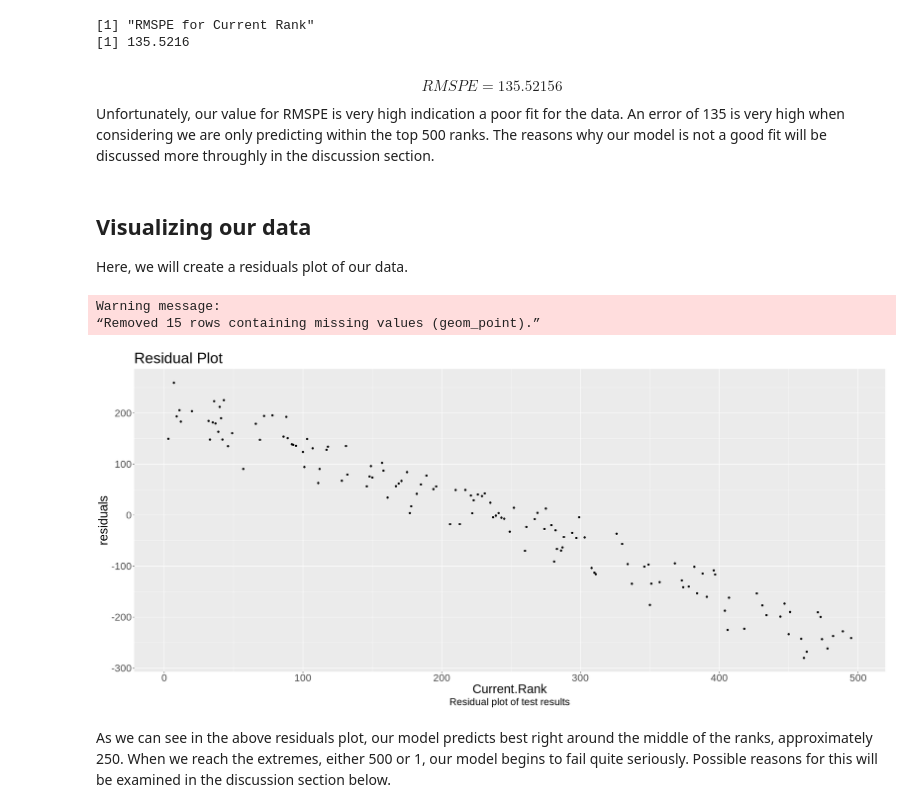
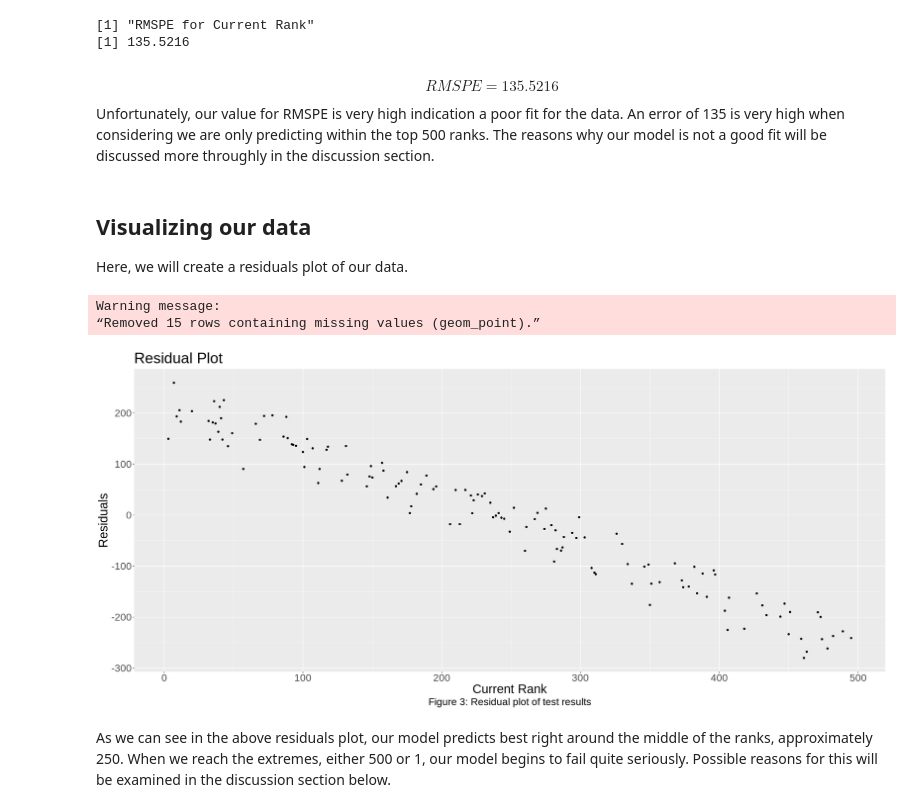
Before and after one commit to emilywang0/dsci-tennis-data-analysis, a Jupyter notebook: Proposal.ipynb, the cells around one changed output. Saved outputs shown, nothing was run; the diff lists cells and outputs as text; code cells hidden in the pictures.

```diff
--- a/Proposal.ipynb
+++ b/Proposal.ipynb
@@ -277,27 +277,27 @@ print(tennis_rmspe)
 [1] "RMSPE for Current Rank"
 [1] 135.5216
 # %% [markdown]
-$$RMSPE = 135.52156$$
+$$RMSPE = 135.5216$$
 
 Unfortunately, our value for RMSPE is very high indication a poor fit for the data. An error of 135 is very high when considering we are only predicting within the top 500 ranks. The reasons why our model is not a good fit will be discussed more throughly in the discussion section.
 # %% [markdown]
 ## Visualizing our data
 Here, we will create a residuals plot of our data.
 # %%
-options(repr.plot.width = 22, repr.plot.height = 10)
+options(repr.plot.width = 22, repr.plot.height = 10) #Setting the width and height of our plot.
 
-residuals_plot <- tennis_test_results %>%
+residuals_plot <- tennis_test_results %>% #Here, we plot our residuals(prediction - actual value) against our actual values.
 mutate(residuals = `.pred` - `Current.Rank`) %>%
 ggplot()+
-geom_point(aes(x = `Current.Rank`, y = residuals)) + labs(caption = "Residual plot of test results") +
+geom_point(aes(x = `Current.Rank`, y = residuals)) + labs(x = "Current Rank", y = "Residuals", caption = "Figure 3: Residual plot of test results") +
 ggtitle("Residual Plot") +
 theme(text = element_text(size = 25)) + theme(plot.caption = element_text(hjust = 0.5))
 
 residuals_plot
 # %% [output]
 Warning message:
 “Removed 15 rows containing missing values (geom_point).”
-[figure, old version]
+[figure, new version]
 # %% [markdown]
 As we can see in the above residuals plot, our model predicts best right around the middle of the ranks, approximately 250. When we reach the extremes, either 500 or 1, our model begins to fail quite seriously. Possible reasons for this will be examined in the discussion section below.
 # %% [markdown]
```
Also changed, not shown: parts of 14 cells of this notebook.
